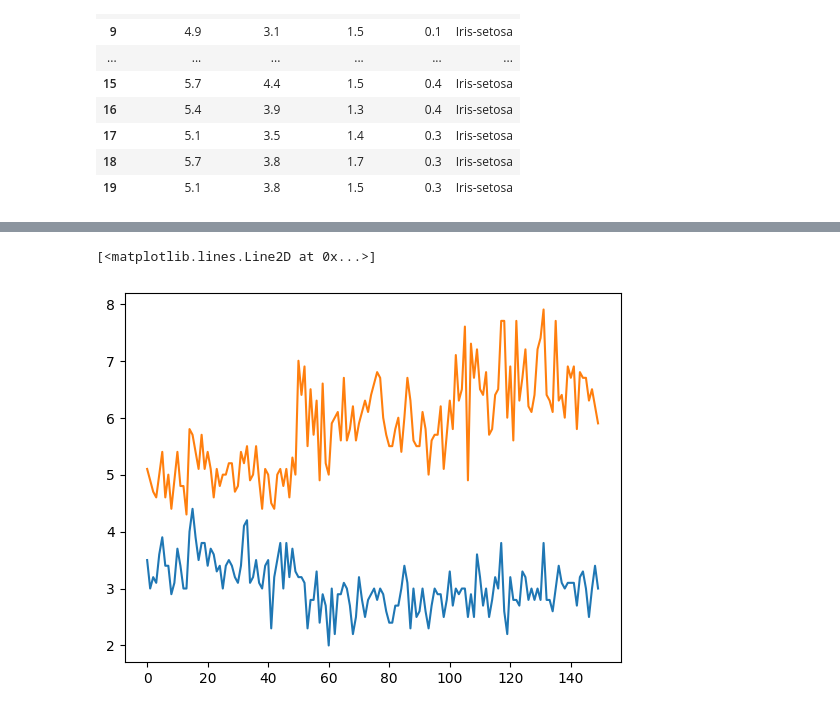
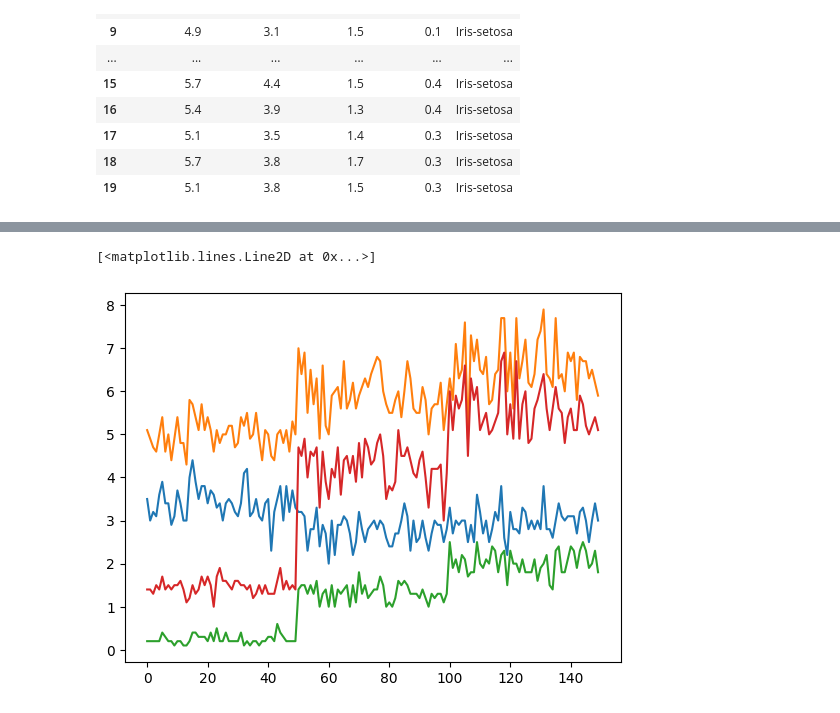
Before and after one commit to yusuf-codes10/iris.ml, a Jupyter notebook: iris.ipynb, the cells around one changed output, grey strips where cells are left out. Saved outputs shown, nothing was run; the diff lists cells and outputs as text; code cells hidden in the pictures.

```diff
--- a/iris.ipynb
+++ b/iris.ipynb
@@ -31,6 +78,8 @@ df.head(20)
 # %%
 plt.plot(df['sapleWidth'])
 plt.plot(df['spaleLength'])
+plt.plot(df['petalWidth'])
+plt.plot(df['petalLength'])
 # %% [output]
 [<matplotlib.lines.Line2D at 0x...>]
-[figure, old version]
+[figure, new version]
```
Also changed, not shown: parts of 6 cells of this notebook.
